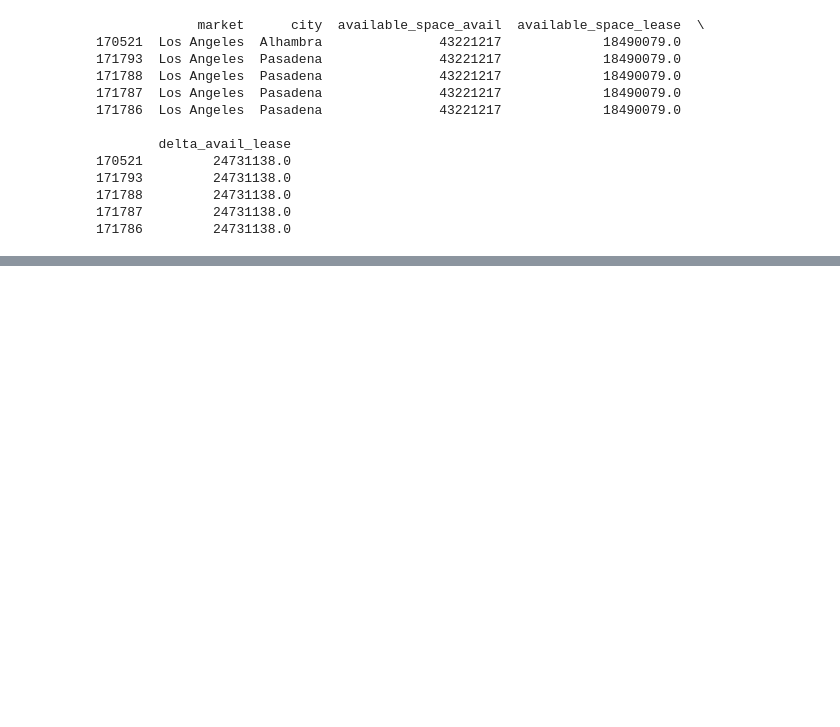
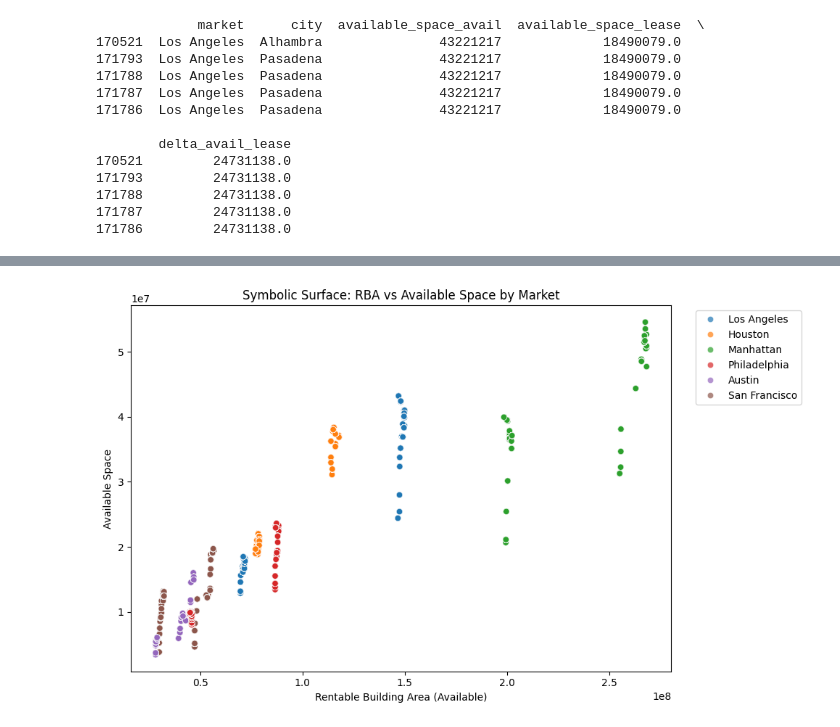
Before and after one commit to JonniiRingo/Datafest_Nuvon, a Jupyter notebook: Notebook.ipynb, the cells around one changed output, grey strips where cells are left out. Cells and saved outputs as stored; diff of their text form; code cells hidden in the pictures; blank space fills up the shorter version.

```diff
--- a/Notebook.ipynb
+++ b/Notebook.ipynb
@@ -199,0 +230,11 @@ print(df_sorted[['market', 'city', 'available_space_avail', 'available_space_lea
+# %%
+plt.figure(figsize=(10, 6))
+sns.scatterplot(data=df_sorted, x='rba_avail', y='available_space_avail', hue='market', alpha=0.7)
+plt.title('Symbolic Surface: RBA vs Available Space by Market')
+plt.xlabel('Rentable Building Area (Available)')
+plt.ylabel('Available Space')
+plt.legend(loc='upper right', bbox_to_anchor=(1.25, 1))
+plt.tight_layout()
+plt.show()
+# %% [output]
+[figure, added]
```
Also changed, not shown: parts of 3 cells of this notebook.
